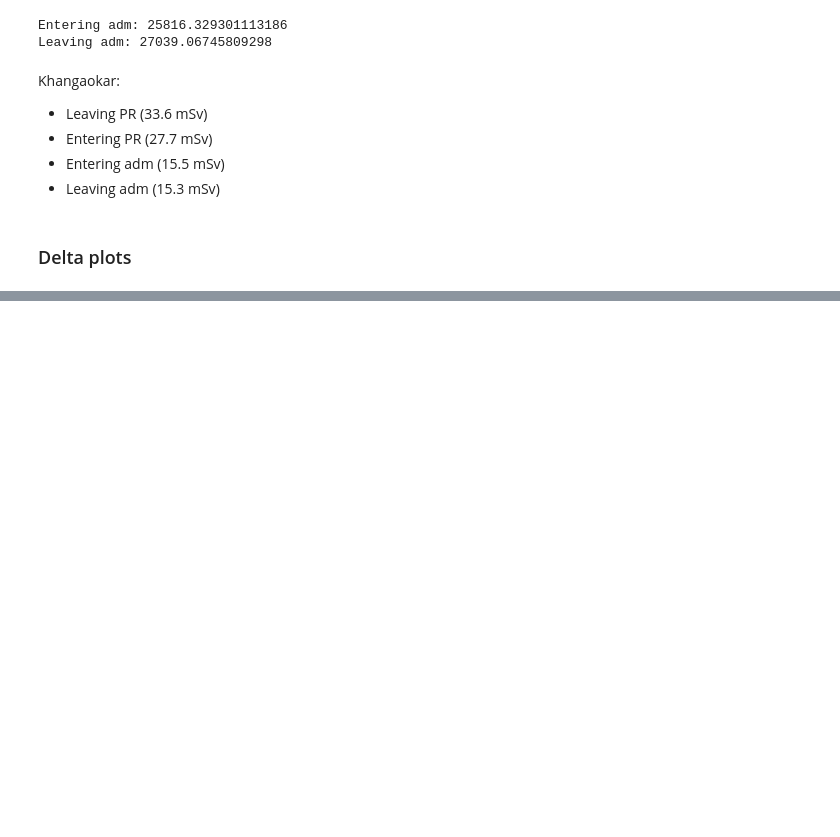
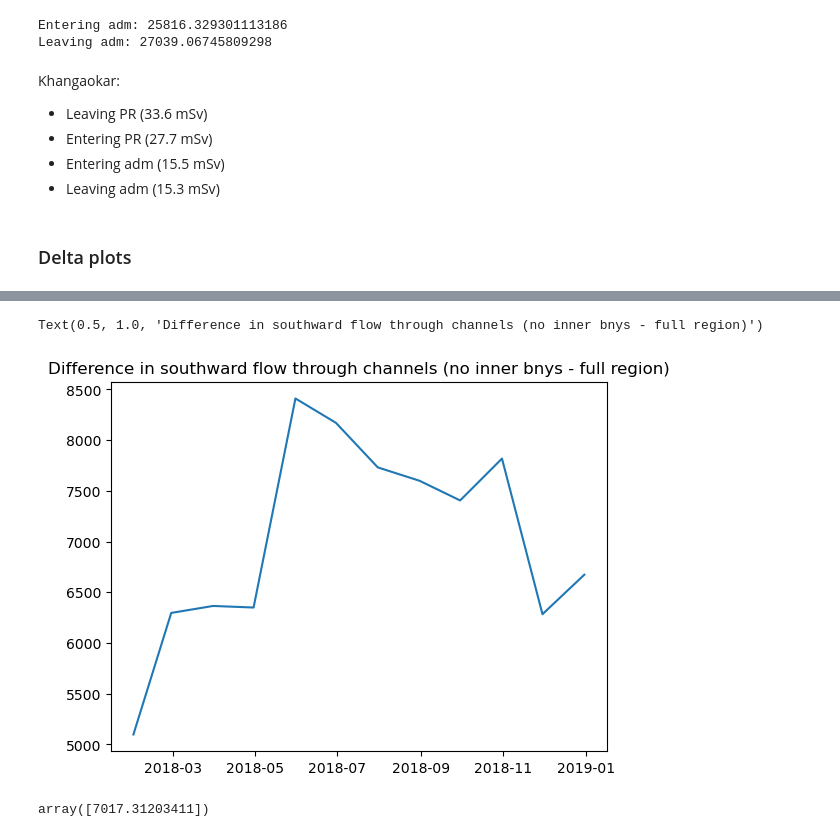
Before and after one commit to SalishSeaCast/StangAllen_SJGIPaper, a Jupyter notebook: Balances_SuppAnalysis.ipynb, the cells around one changed output, grey strips where cells are left out. Saved outputs shown, nothing was run; the diff lists cells and outputs as text; code cells hidden in the pictures; blank space fills up the shorter version.

```diff
--- a/Balances_SuppAnalysis.ipynb
+++ b/Balances_SuppAnalysis.ipynb
@@ -728,0 +767,10 @@ ent_vic_JJ = np.array([ent_vic[idx_1],ent_vic_thru[idx_1],delta_ent_vic[idx_1],e
+# %%
+plt.plot(Sthru-Sthru_full)
+plt.title('Difference in southward flow through channels (no inner bnys - full region)')
+# %% [output]
+Text(0.5, 1.0, 'Difference in southward flow through channels (no inner bnys - full region)')
+[figure, added]
+# %%
+np.mean(Sthru-Sthru_full).values
+# %% [output]
+array([7017.31203411])
```
Also changed, not shown: parts of 15 cells of this notebook.
